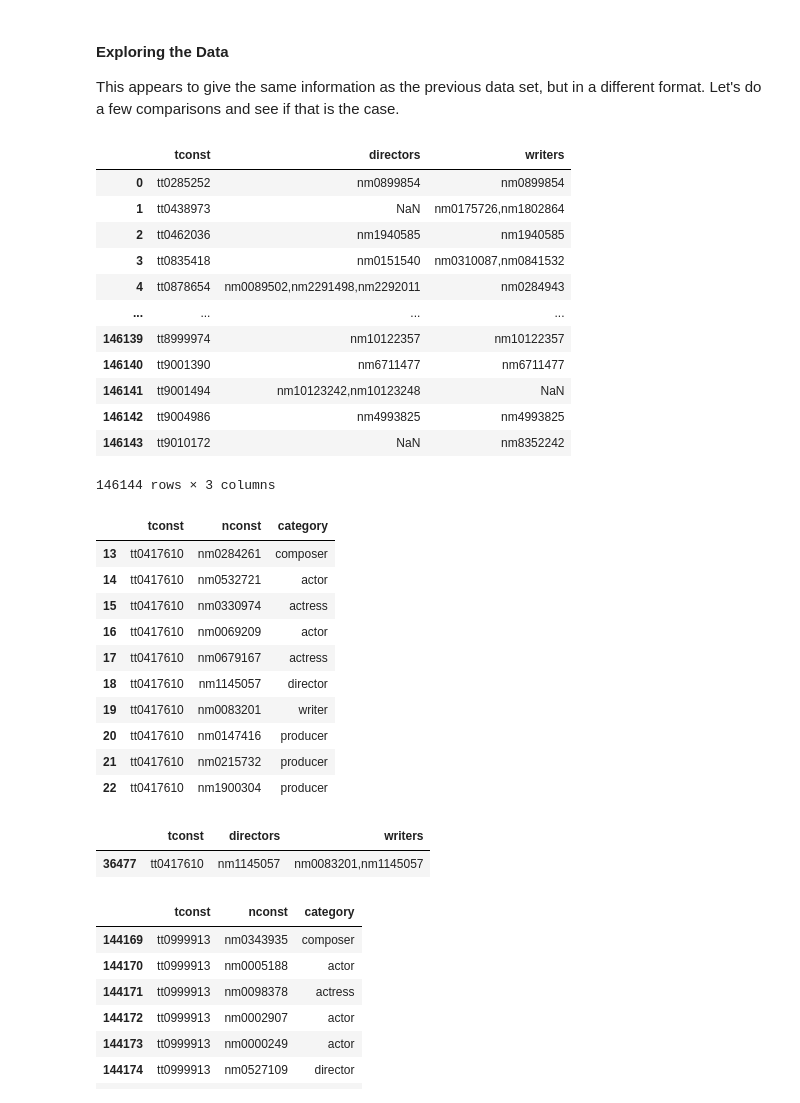
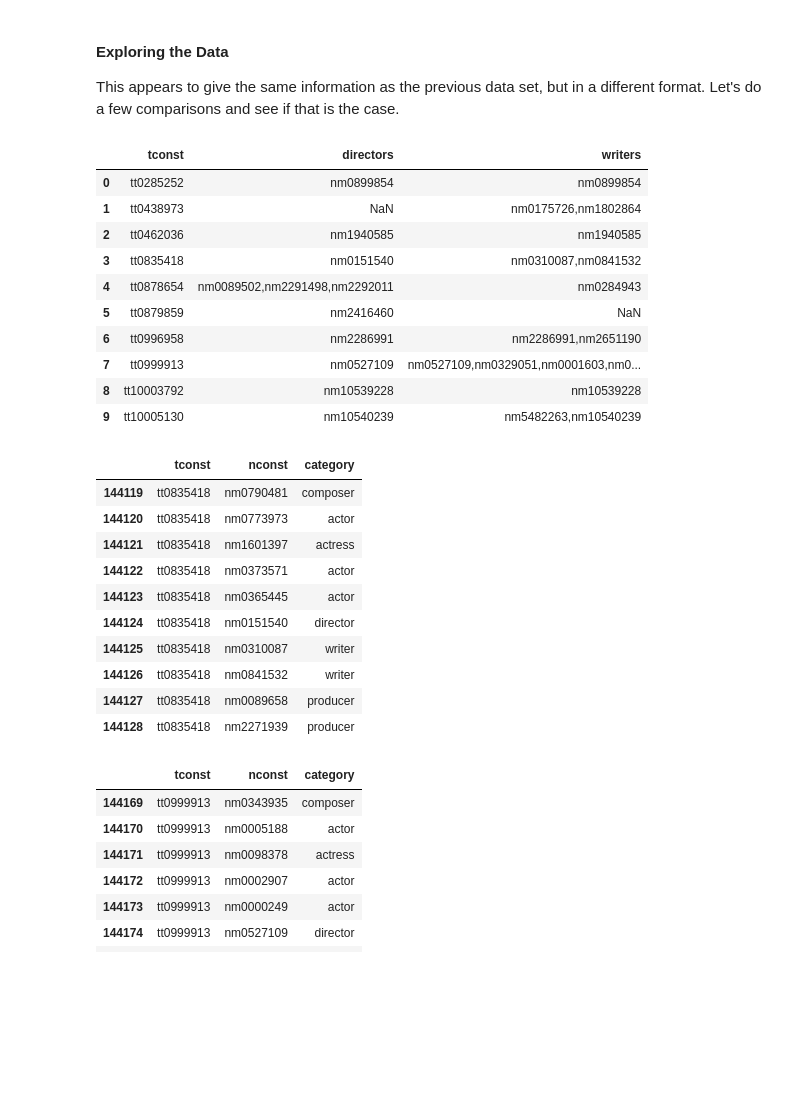
Before and after one commit to threnjen/dsc-mod-1-project-v2-1-online-ds-sp-000, a Jupyter notebook: student.ipynb, the cells around one changed output. Cells and saved outputs as stored; diff of their text form; code cells hidden in the pictures; blank space fills up the shorter version.

```diff
--- a/student.ipynb
+++ b/student.ipynb
@@ -990,7 +907,7 @@ imdb3 = pd.read_csv('zippedData/title.crew.csv')
 
 This appears to give the same information as the previous data set, but in a different format. Let's do a few comparisons and see if that is the case.
 # %%
-imdb3
+imdb3.head(10)
 # %% [output]
 |  | tconst | directors | writers |
 | 0 | tt0285252 | nm0899854 | nm0899854 |
@@ -998,34 +915,26 @@ imdb3
 | 2 | tt0462036 | nm1940585 | nm1940585 |
 | 3 | tt0835418 | nm0151540 | nm0310087,nm0841532 |
 | 4 | tt0878654 | nm0089502,nm2291498,nm2292011 | nm0284943 |
-| ... | ... | ... | ... |
-| 146139 | tt8999974 | nm10122357 | nm10122357 |
-| 146140 | tt9001390 | nm6711477 | nm6711477 |
-| 146141 | tt9001494 | nm10123242,nm10123248 | NaN |
-| 146142 | tt9004986 | nm4993825 | nm4993825 |
-| 146143 | tt9010172 | NaN | nm8352242 |
+| 5 | tt0879859 | nm2416460 | NaN |
+| 6 | tt0996958 | nm2286991 | nm2286991,nm2651190 |
+| 7 | tt0999913 | nm0527109 | nm0527109,nm0329051,nm0001603,nm0... |
+| 8 | tt10003792 | nm10539228 | nm10539228 |
+| 9 | tt10005130 | nm10540239 | nm5482263,nm10540239 |
-146144 rows × 3 columns
 # %%
-temp = imdb2.loc[imdb2['tconst'] == 'tt0417610']
+temp = imdb2.loc[imdb2['tconst'] == 'tt0835418']
 temp
-# our director is nm1145057 and our writer is nm0083201, let's check if it's the same in dataset 6
+# for our entry tt0835418, imdb3 shows our director is nm0151540 and our writers are nm0310087, nm0841532
+# let's check if it's the same in our imdb2 set
 # %% [output]
 |  | tconst | nconst | category |
-| 13 | tt0417610 | nm0284261 | composer |
-| 14 | tt0417610 | nm0532721 | actor |
-| 15 | tt0417610 | nm0330974 | actress |
-| 16 | tt0417610 | nm0069209 | actor |
-| 17 | tt0417610 | nm0679167 | actress |
-| 18 | tt0417610 | nm1145057 | director |
-| 19 | tt0417610 | nm0083201 | writer |
-| 20 | tt0417610 | nm0147416 | producer |
-| 21 | tt0417610 | nm0215732 | producer |
-| 22 | tt0417610 | nm1900304 | producer |
+| 144119 | tt0835418 | nm0790481 | composer |
+| 144120 | tt0835418 | nm0773973 | actor |
+| 144121 | tt0835418 | nm1601397 | actress |
+| 144122 | tt0835418 | nm0373571 | actor |
+| 144123 | tt0835418 | nm0365445 | actor |
+| 144124 | tt0835418 | nm0151540 | director |
+| 144125 | tt0835418 | nm0310087 | writer |
+| 144126 | tt0835418 | nm0841532 | writer |
+| 144127 | tt0835418 | nm0089658 | producer |
+| 144128 | tt0835418 | nm2271939 | producer |
-# %%
-temp = imdb3.loc[imdb3['tconst'] == 'tt0417610']
-temp
-# at first glance it's not the same! But then we see that the director is also a writer.
-# %% [output]
-|  | tconst | directors | writers |
-| 36477 | tt0417610 | nm1145057 | nm0083201,nm1145057 |
 # %%
```
Also changed, not shown: parts of 145 cells of this notebook, 3 other files.
